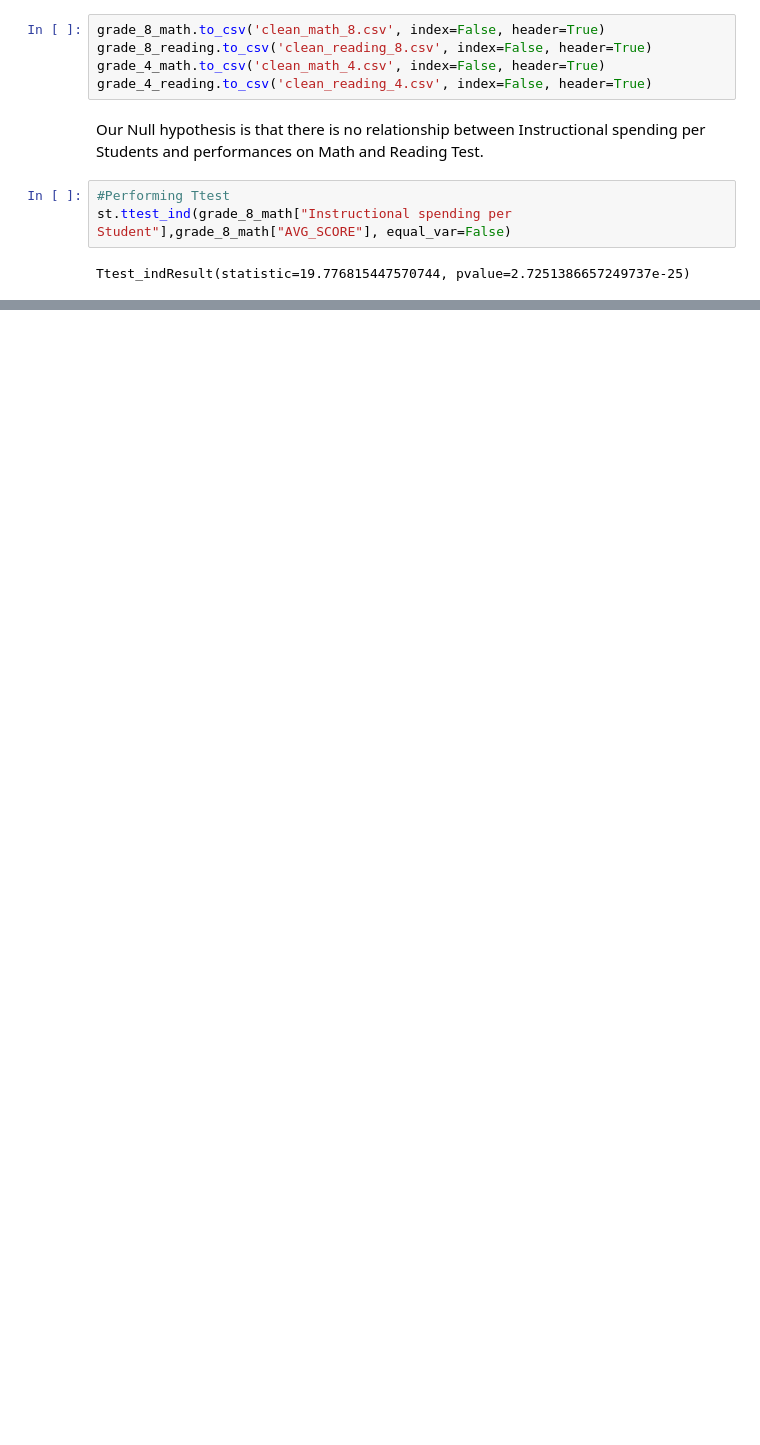
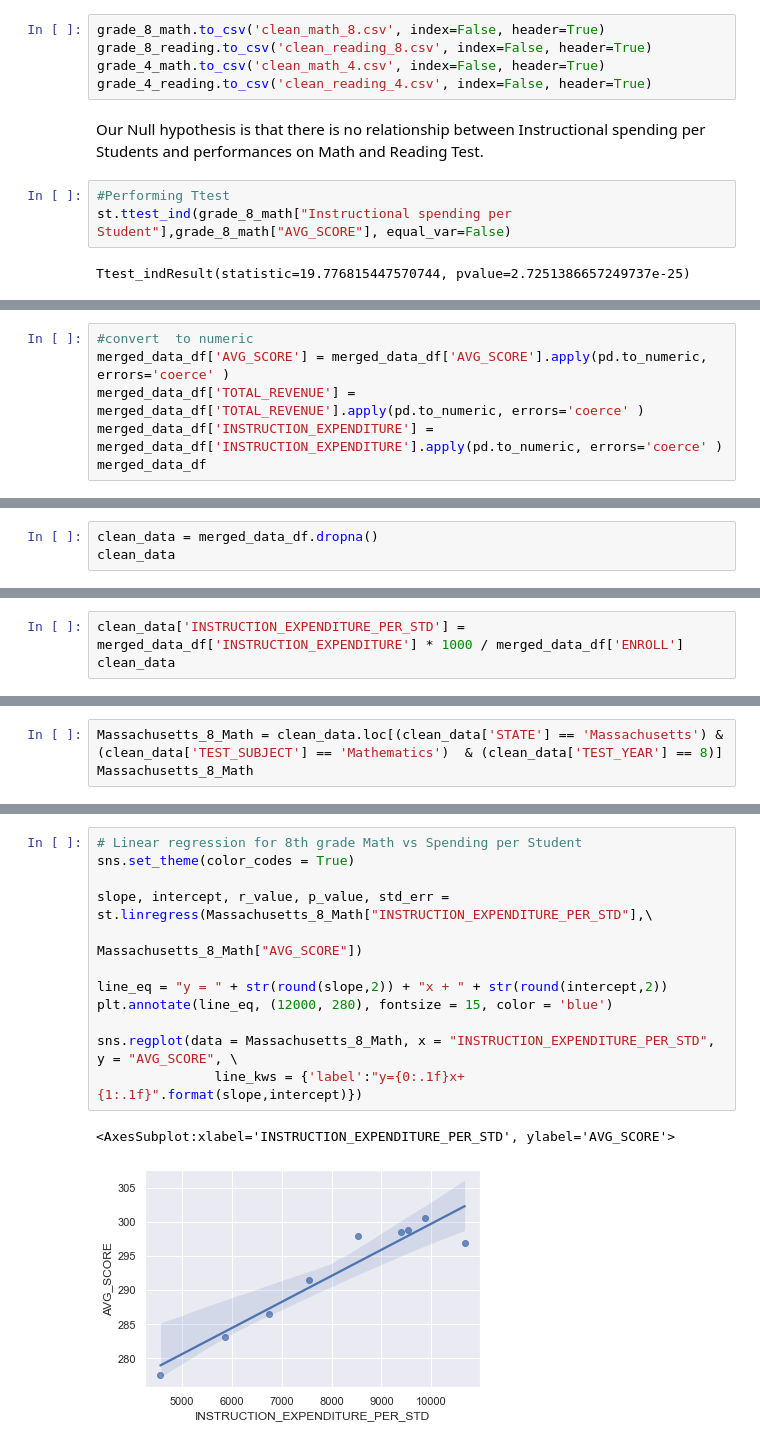
Before and after one commit to trangbt278/education, a Jupyter notebook: Student_Performance_vs_Funding visualize.ipynb, the cells around one changed output, grey strips where cells are left out. Cells and saved outputs as stored; diff of their text form; blank space fills up the shorter version.

Commit message:
analyze all years data for each state

```diff
--- a/Student_Performance_vs_Funding visualize.ipynb
+++ b/Student_Performance_vs_Funding visualize.ipynb
@@ -355,0 +372,6 @@ Ttest_indResult(statistic=19.776815447570744, pvalue=2.7251386657249737e-25)
+# %%
+#convert  to numeric
+merged_data_df['AVG_SCORE'] = merged_data_df['AVG_SCORE'].apply(pd.to_numeric, errors='coerce' )
+merged_data_df['TOTAL_REVENUE'] = merged_data_df['TOTAL_REVENUE'].apply(pd.to_numeric, errors='coerce' )
+merged_data_df['INSTRUCTION_EXPENDITURE'] = merged_data_df['INSTRUCTION_EXPENDITURE'].apply(pd.to_numeric, errors='coerce' )
+merged_data_df
@@ -355,0 +392,3 @@ Ttest_indResult(statistic=19.776815447570744, pvalue=2.7251386657249737e-25)
+# %%
+clean_data = merged_data_df.dropna()
+clean_data
@@ -355,0 +409,3 @@ Ttest_indResult(statistic=19.776815447570744, pvalue=2.7251386657249737e-25)
+# %%
+clean_data['INSTRUCTION_EXPENDITURE_PER_STD'] = merged_data_df['INSTRUCTION_EXPENDITURE'] * 1000 / merged_data_df['ENROLL']
+clean_data
@@ -355,0 +431,3 @@ Ttest_indResult(statistic=19.776815447570744, pvalue=2.7251386657249737e-25)
+# %%
+Massachusetts_8_Math = clean_data.loc[(clean_data['STATE'] == 'Massachusetts') & (clean_data['TEST_SUBJECT'] == 'Mathematics')  & (clean_data['TEST_YEAR'] == 8)]
+Massachusetts_8_Math
@@ -355,0 +450,15 @@ Ttest_indResult(statistic=19.776815447570744, pvalue=2.7251386657249737e-25)
+# %%
+# Linear regression for 8th grade Math vs Spending per Student
+sns.set_theme(color_codes = True)
+
+slope, intercept, r_value, p_value, std_err = st.linregress(Massachusetts_8_Math["INSTRUCTION_EXPENDITURE_PER_STD"],\
+                                                               Massachusetts_8_Math["AVG_SCORE"])
+
+line_eq = "y = " + str(round(slope,2)) + "x + " + str(round(intercept,2))
+plt.annotate(line_eq, (12000, 280), fontsize = 15, color = 'blue')
+
+sns.regplot(data = Massachusetts_8_Math, x = "INSTRUCTION_EXPENDITURE_PER_STD", y = "AVG_SCORE", \
+               line_kws = {'label':"y={0:.1f}x+{1:.1f}".format(slope,intercept)})
+# %% [output]
+<AxesSubplot:xlabel='INSTRUCTION_EXPENDITURE_PER_STD', ylabel='AVG_SCORE'>
+[figure, added]
```
Also changed, not shown: parts of 31 cells of this notebook, 3 other files.
